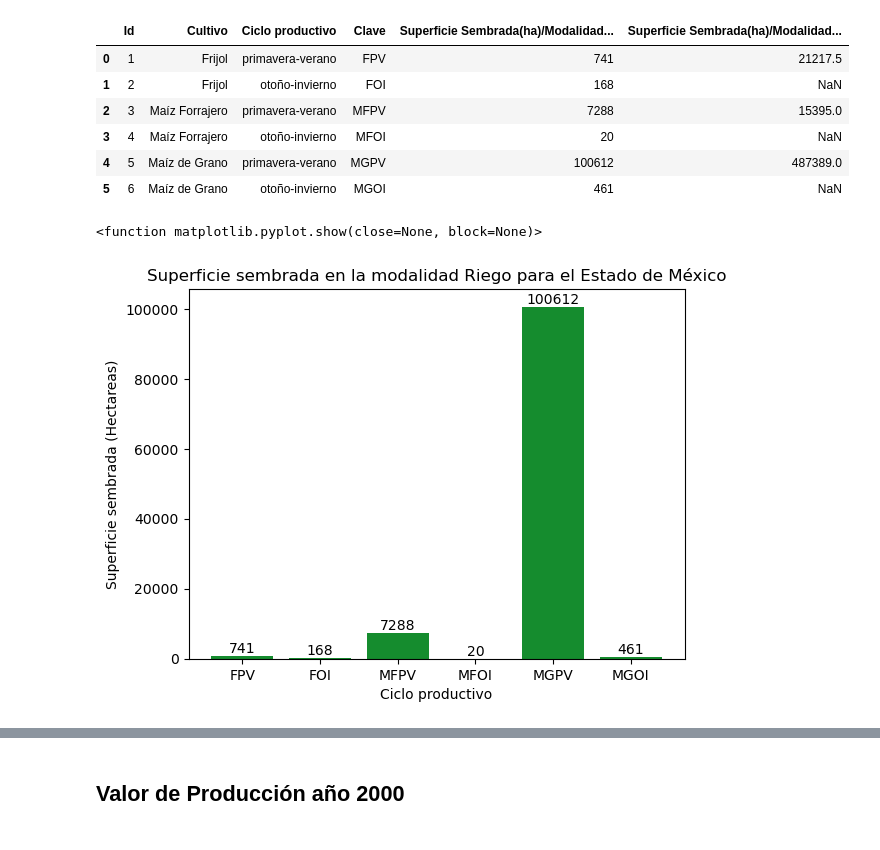
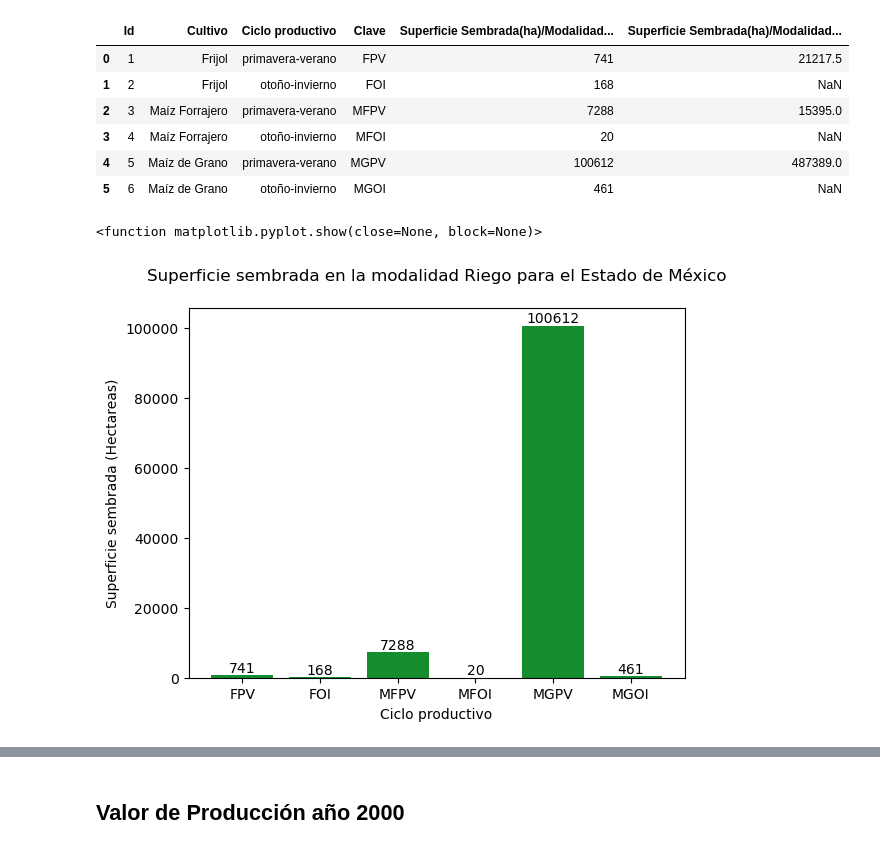
Before and after one commit to JFChavezC001/ReporteResidencia, a Jupyter notebook: resultadosProyect.ipynb, the cells around one changed output, grey strips where cells are left out. Cells and saved outputs as stored; diff of their text form; code cells hidden in the pictures.

Commit message:
Generamos un espacio entre el titulo y la gráfica

```diff
--- a/resultadosProyect.ipynb
+++ b/resultadosProyect.ipynb
@@ -32,15 +32,15 @@ import matplotlib.pyplot as plt
 # %%
 supSembradaR=plt.bar(supSemb['Clave'],
                     supSemb['Superficie Sembrada(ha)/Modalidad Riego'],
                    color='#158C2E')#agregamos los valores que se estan trabajando
 plt.bar_label(supSembradaR)#agregamos las etiquetas con el valor de nuestra superficie para cada modalidad
-plt.title("Superficie sembrada en la modalidad Riego para el Estado de México",loc="Center")#agregamos una etiqueta para nuestro titulo
+plt.title("Superficie sembrada en la modalidad Riego para el Estado de México",loc="Center", pad= 20)#agregamos una etiqueta para nuestro titulo
 plt.xlabel("Ciclo productivo")#agregamos etiqueta para los ciclos productivos en el eje X
 plt.ylabel("Superficie sembrada (Hectareas)")#agregamos etiqueta para la superficie sembrada en el eje y
 plt.show
 # %% [output]
 <function matplotlib.pyplot.show(close=None, block=None)>
-[figure, old version]
+[figure, new version]
 # %%
 supSembradaT=plt.bar(supSemb['Clave'],
                     supSemb['Superficie Sembrada(ha)/Modalidad Temporal'],
```
Also changed, not shown: parts of 1 cell of this notebook.
